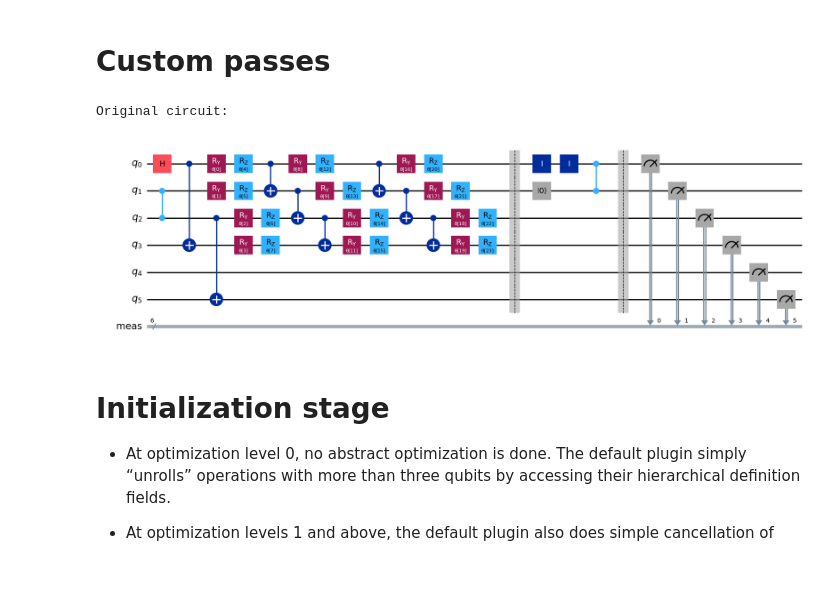
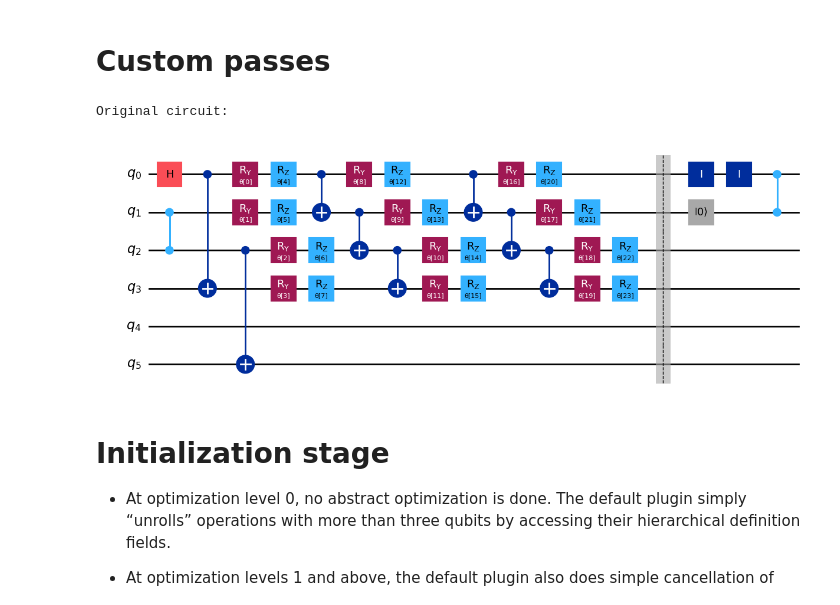
Before and after one commit to drmithileshkumar/qiskit, a Jupyter notebook: 14_Transpilation.ipynb, the cells around one changed output. Drawn from its saved outputs; the diff is of its cells as text; code cells hidden in the pictures; blank space fills up the shorter version.

```diff
--- a/14_Transpilation.ipynb
+++ b/14_Transpilation.ipynb
@@ -702,35 +702,35 @@ qc.cx(2, 5)
 
 # Add a modern efficient SU(2) circuit (function style — recommended in 2.x)
 qc.compose(
     efficient_su2(
         num_qubits=4,
         reps=2,
         entanglement="linear",
         name="su2_ansatz"
     ),
     qubits=[0, 1, 2, 3],
     inplace=True
 )
 
 qc.barrier()
 qc.id(0)               # identity — should be removed in init
 qc.id(0)               # duplicate
 qc.reset(1)            # reset
 qc.cz(0, 1)            # another gate after reset
-qc.measure_all()
+# qc.measure_all()
 
 print("Original circuit:")
 display(qc.draw("mpl"))
 
 
 # 3. Option A: Reuse the real built-in init stage (most realistic & up-to-date)
 ref_pm = generate_preset_pass_manager(
     optimization_level=1,   # level 1–3 usually have good representative init passes
     backend=backend,
 )
 # %% [output]
 Original circuit:
-[figure, old version]
+[figure, new version]
 # %% [markdown]
 # Initialization stage
 * At optimization level 0, no abstract optimization is done. The default plugin simply “unrolls” operations with more than three qubits by accessing their hierarchical definition fields.
```
Also changed, not shown: parts of 8 cells of this notebook.
